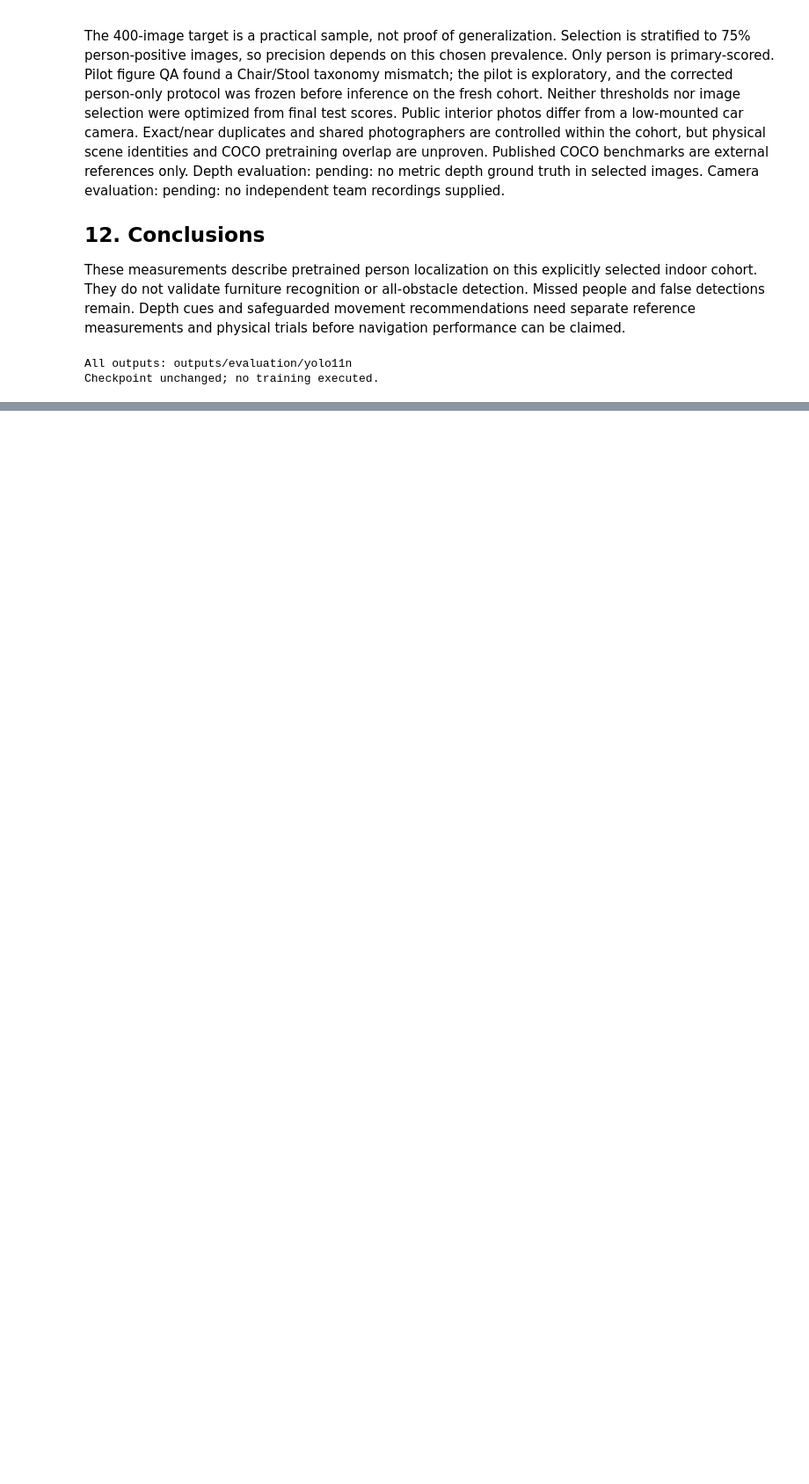
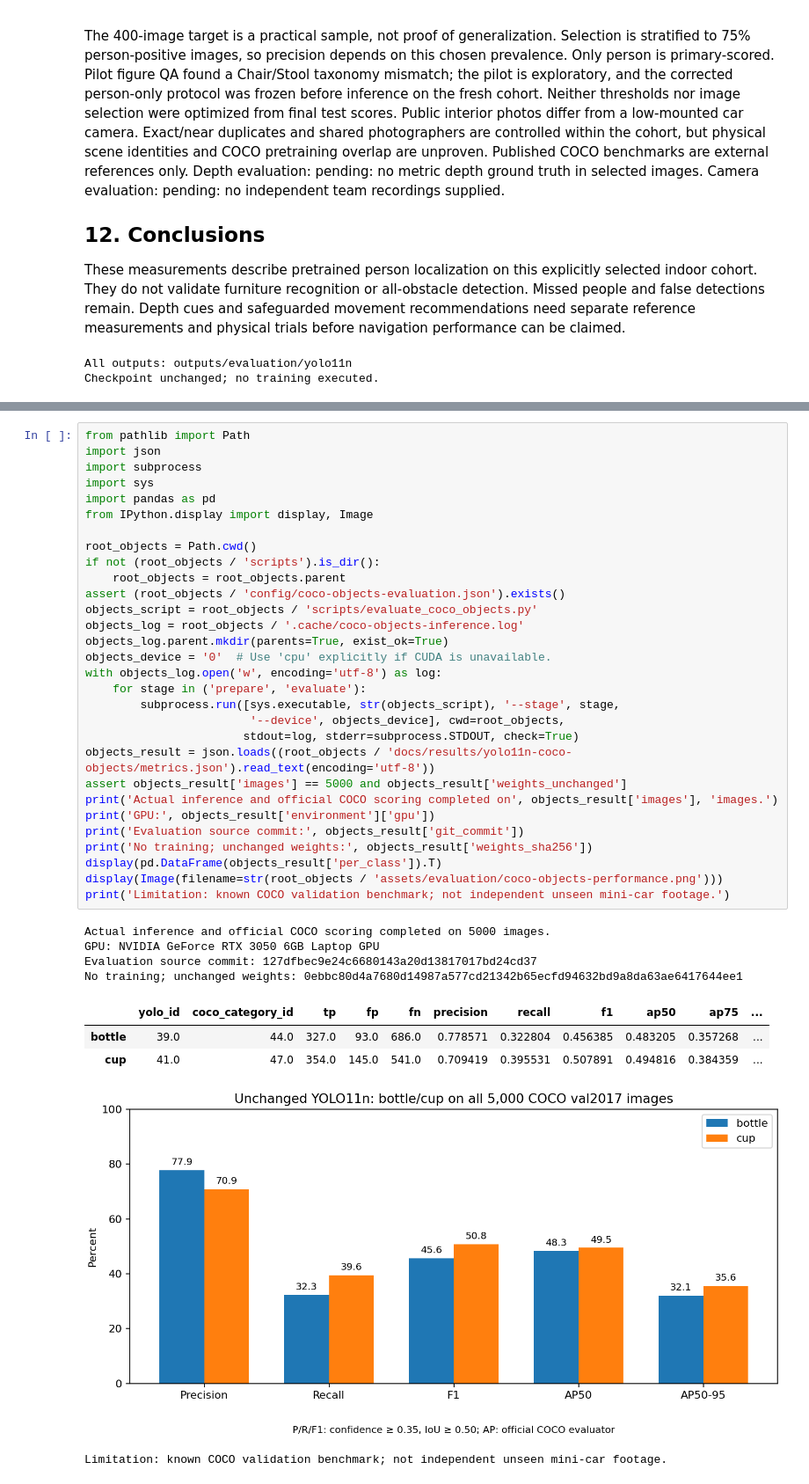
Before and after one commit to thebaynal/Vision-Drive, a Jupyter notebook: notebooks/yolo11n_pretrained_evaluation.ipynb, the cells around one changed output, grey strips where cells are left out. Shown at 88% size. Saved outputs shown, nothing was run; the diff lists cells and outputs as text; blank space fills up the shorter version.

Commit message:
Publish measured YOLO11n bottle and cup results on 5000 COCO images

```diff
--- a/notebooks/yolo11n_pretrained_evaluation.ipynb
+++ b/notebooks/yolo11n_pretrained_evaluation.ipynb
@@ -369,0 +395,40 @@ Checkpoint unchanged; no training executed.
+# %%
+from pathlib import Path
+import json
+import subprocess
+import sys
+import pandas as pd
+from IPython.display import display, Image
+
+root_objects = Path.cwd()
+if not (root_objects / 'scripts').is_dir():
+    root_objects = root_objects.parent
+assert (root_objects / 'config/coco-objects-evaluation.json').exists()
+objects_script = root_objects / 'scripts/evaluate_coco_objects.py'
+objects_log = root_objects / '.cache/coco-objects-inference.log'
+objects_log.parent.mkdir(parents=True, exist_ok=True)
+objects_device = '0'  # Use 'cpu' explicitly if CUDA is unavailable.
+with objects_log.open('w', encoding='utf-8') as log:
+    for stage in ('prepare', 'evaluate'):
+        subprocess.run([sys.executable, str(objects_script), '--stage', stage,
+                        '--device', objects_device], cwd=root_objects,
+                       stdout=log, stderr=subprocess.STDOUT, check=True)
+objects_result = json.loads((root_objects / 'docs/results/yolo11n-coco-objects/metrics.json').read_text(encoding='utf-8'))
+assert objects_result['images'] == 5000 and objects_result['weights_unchanged']
+print('Actual inference and official COCO scoring completed on', objects_result['images'], 'images.')
+print('GPU:', objects_result['environment']['gpu'])
+print('Evaluation source commit:', objects_result['git_commit'])
+print('No training; unchanged weights:', objects_result['weights_sha256'])
+display(pd.DataFrame(objects_result['per_class']).T)
+display(Image(filename=str(root_objects / 'assets/evaluation/coco-objects-performance.png')))
+print('Limitation: known COCO validation benchmark; not independent unseen mini-car footage.')
+# %% [output]
+Actual inference and official COCO scoring completed on 5000 images.
+GPU: NVIDIA GeForce RTX 3050 6GB Laptop GPU
+Evaluation source commit: 127dfbec9e24c6680143a20d13817017bd24cd37
+No training; unchanged weights: 0ebbc80d4a7680d14987a577cd21342b65ecfd94632bd9a8da63ae6417644ee1
+|  | yolo_id | coco_category_id | tp | fp | fn | precision | recall | f1 | ap50 | ap75 | ... |
+| bottle | 39.0 | 44.0 | 327.0 | 93.0 | 686.0 | 0.778571 | 0.322804 | 0.456385 | 0.483205 | 0.357268 | ... |
+| cup | 41.0 | 47.0 | 354.0 | 145.0 | 541.0 | 0.709419 | 0.395531 | 0.507891 | 0.494816 | 0.384359 | ... |
+[figure, added]
+Limitation: known COCO validation benchmark; not independent unseen mini-car footage.
```
Also changed, not shown: parts of 1 cell of this notebook, 11 other files.
